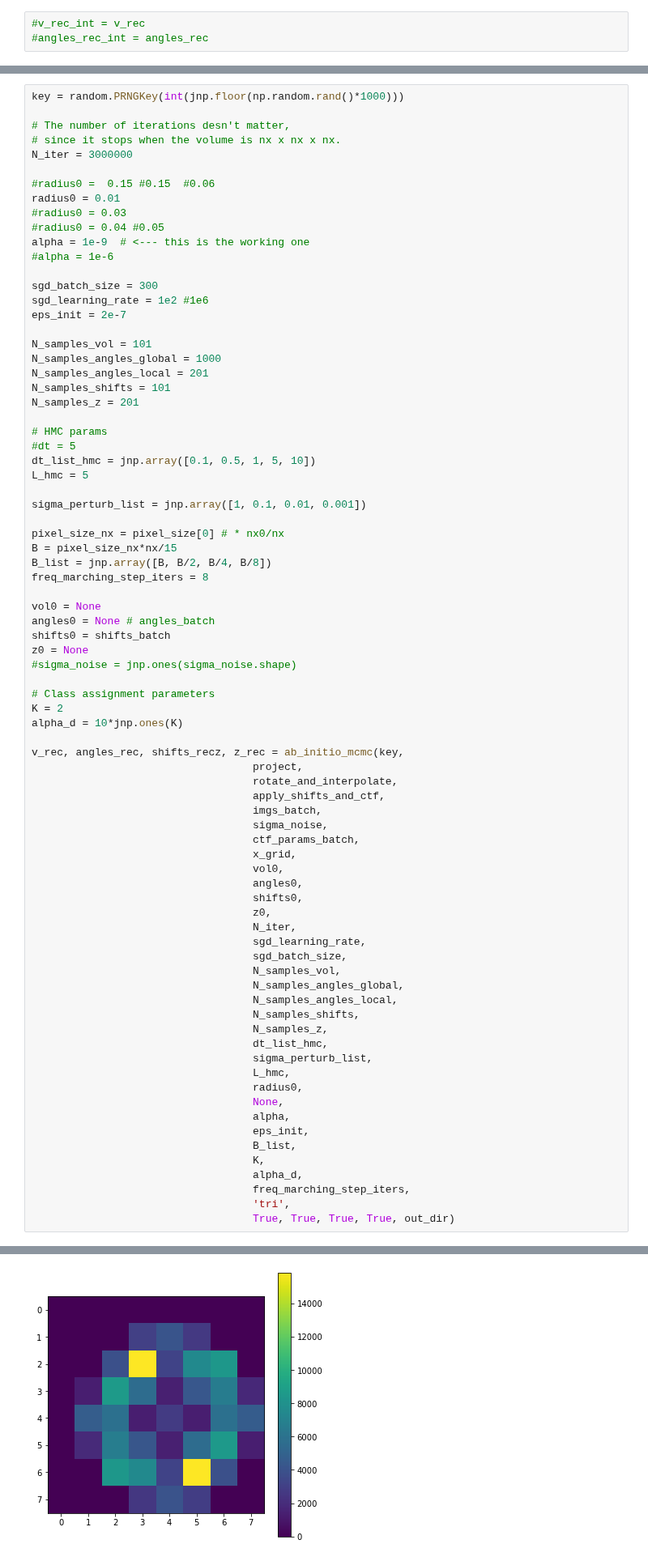
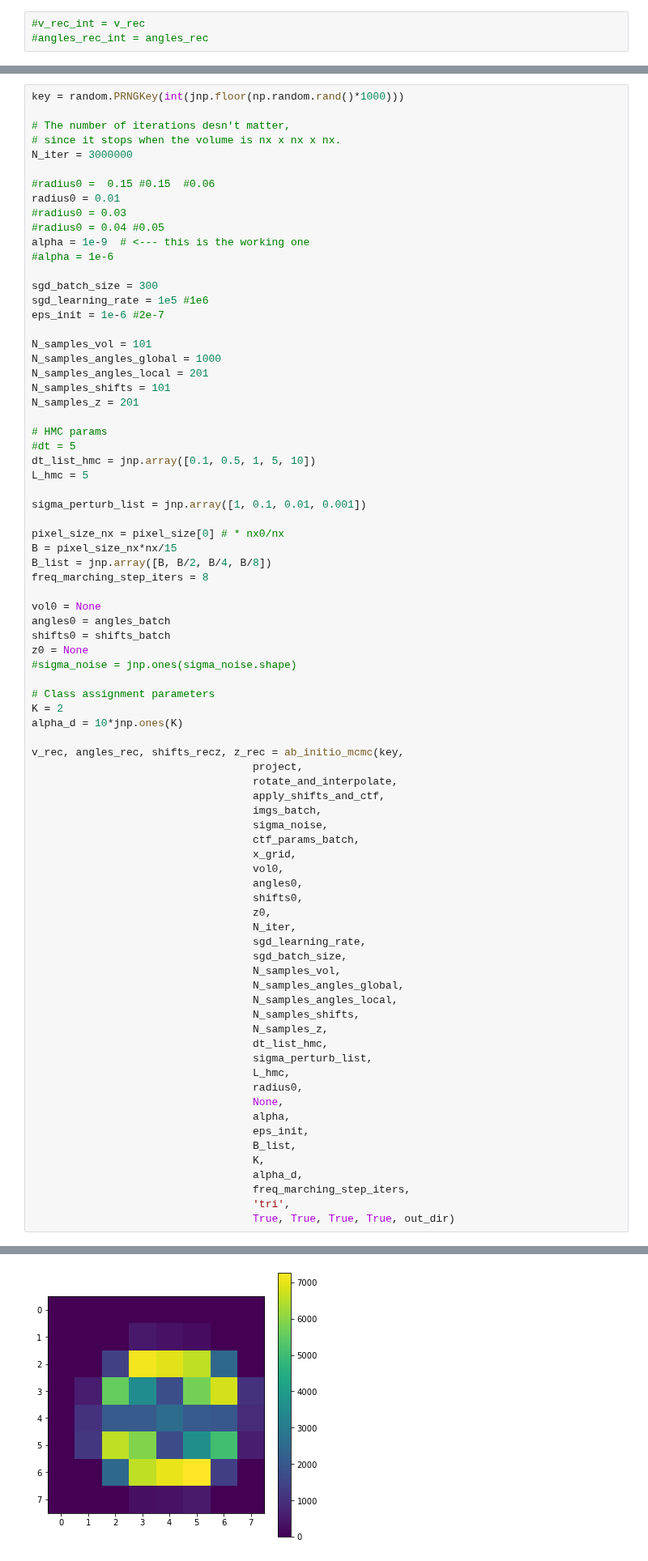
Before and after one commit to bogdantoader/simplecryoem, a Jupyter notebook: nb/Reconstruction_data.ipynb, the cells around one changed output, grey strips where cells are left out. Shown at 81% size. Cells and saved outputs as stored; diff of their text form.

```diff
--- a/nb/Reconstruction_data.ipynb
+++ b/nb/Reconstruction_data.ipynb
@@ -383,8 +381,8 @@ alpha = 1e-9  # <--- this is the working one
 #alpha = 1e-6
 
 sgd_batch_size = 300
-sgd_learning_rate = 1e2 #1e6
-eps_init = 2e-7
+sgd_learning_rate = 1e5 #1e6
+eps_init = 1e-6 #2e-7
 
 N_samples_vol = 101
 N_samples_angles_global = 1000
@@ -405,7 +403,7 @@ B_list = jnp.array([B, B/2, B/4, B/8])
 freq_marching_step_iters = 8
 
 vol0 = None
-angles0 = None # angles_batch
+angles0 = angles_batch
 shifts0 = shifts_batch
 z0 = None
 #sigma_noise = jnp.ones(sigma_noise.shape)
@@ -484,3 +480,3 @@ Sampling orientations
   nx = 8
 v.shape=(2, 8, 8, 8)
-[figure, old version]
+[figure, new version]
```
Also changed, not shown: parts of 12 cells of this notebook, 2 other files.
